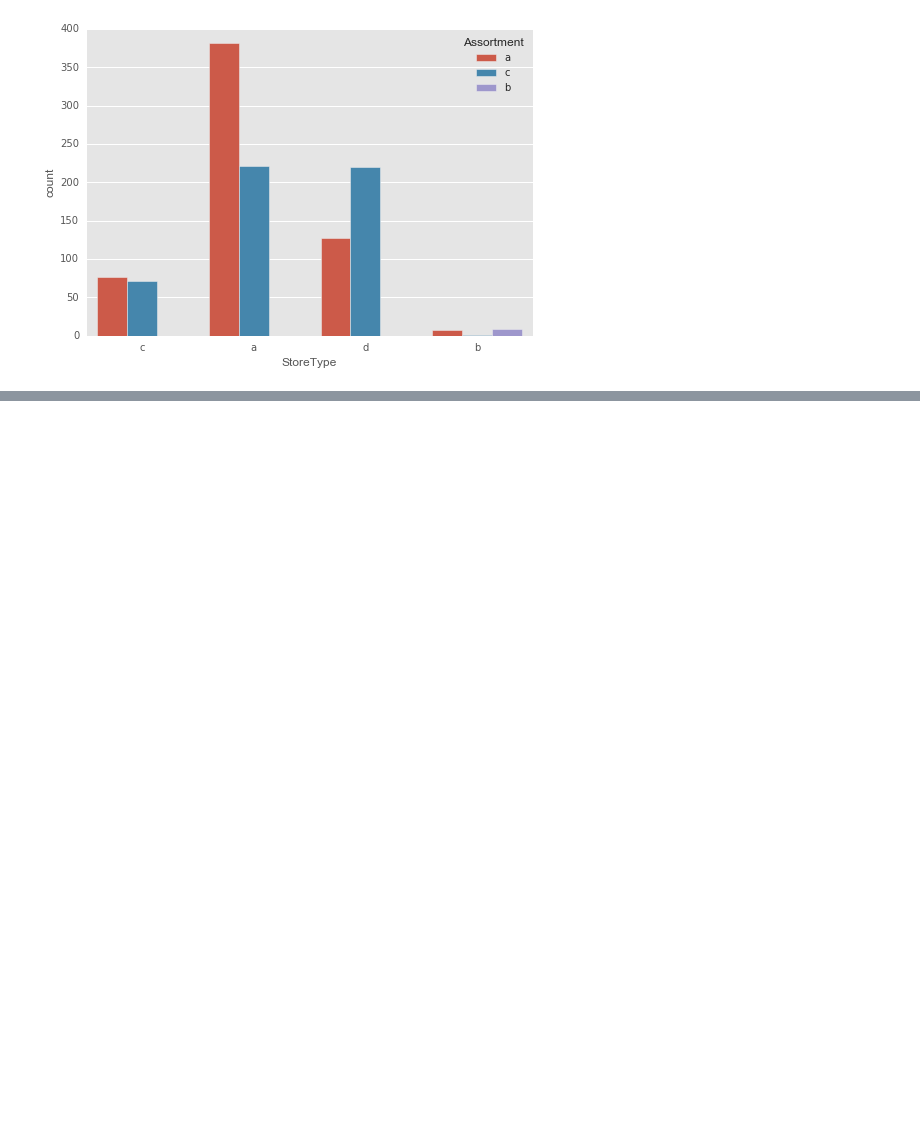
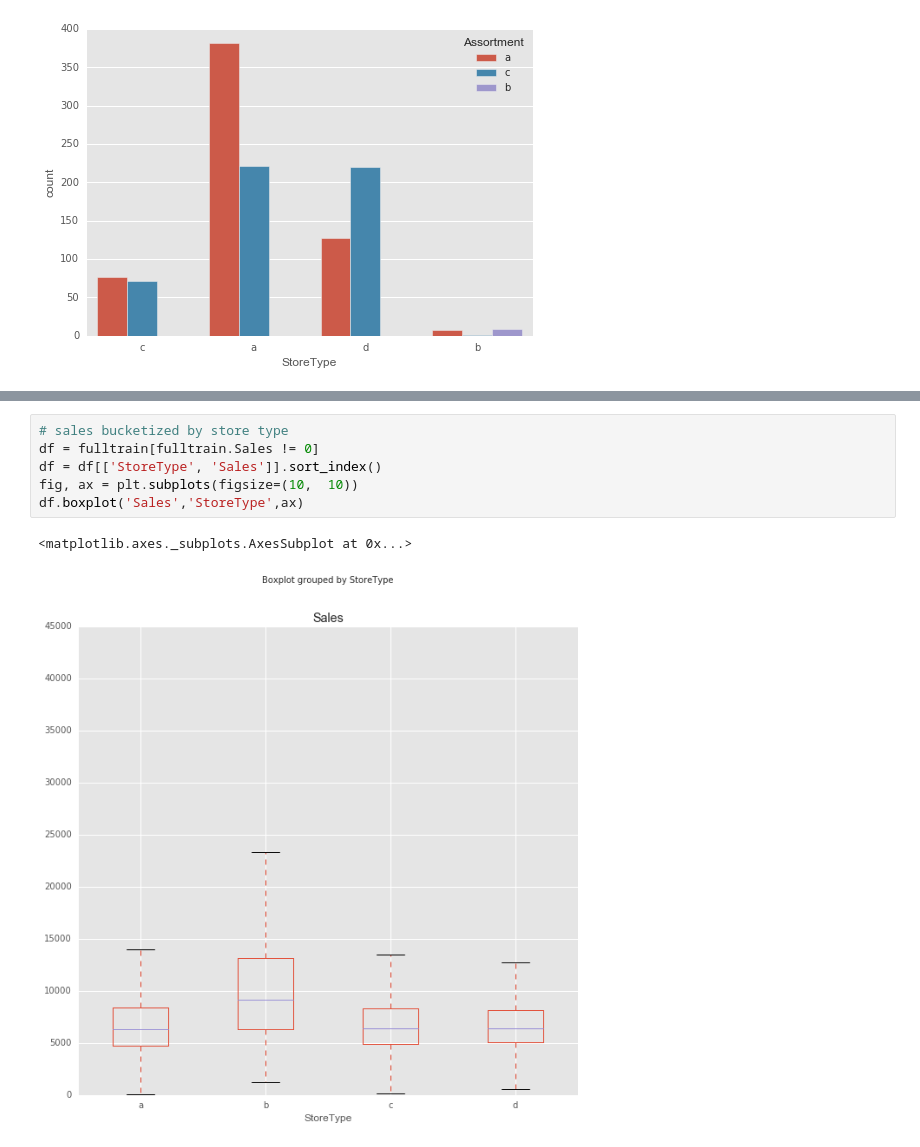
Before and after one commit to chaitu1385/RossmannKaggle, a Jupyter notebook: Data-Exploration/Rossmann Stores Forecasting.ipynb, the cells around one changed output, grey strips where cells are left out. Cells and saved outputs as stored; diff of their text form; blank space fills up the shorter version.

```diff
--- a/Data-Exploration/Rossmann Stores Forecasting.ipynb
+++ b/Data-Exploration/Rossmann Stores Forecasting.ipynb
@@ -465,0 +487,9 @@ sns.countplot(x="StoreType", hue="Assortment", data=store)#, palette="Greens_d")
+# %%
+# sales bucketized by store type
+df = fulltrain[fulltrain.Sales != 0]
+df = df[['StoreType', 'Sales']].sort_index()
+fig, ax = plt.subplots(figsize=(10,  10))
+df.boxplot('Sales','StoreType',ax)
+# %% [output]
+<matplotlib.axes._subplots.AxesSubplot at 0x...>
+[figure, added]
```
Also changed, not shown: parts of 7 cells of this notebook.
